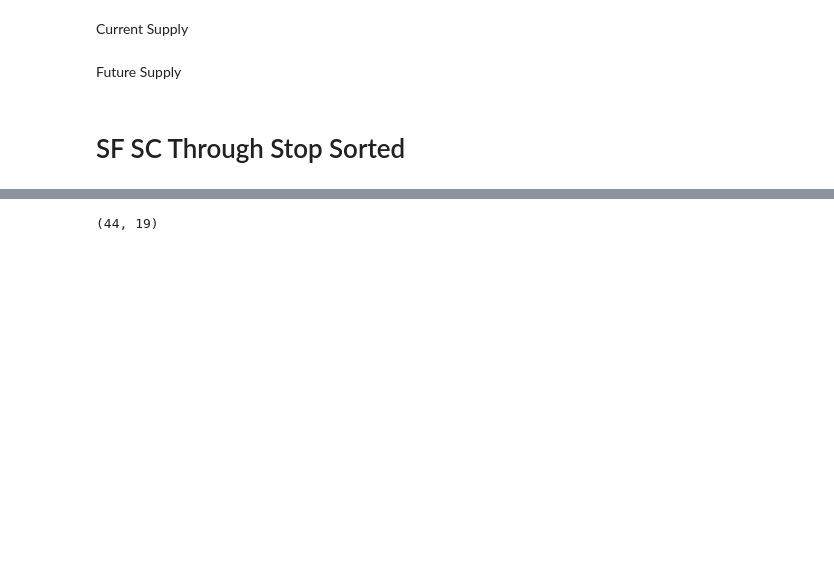
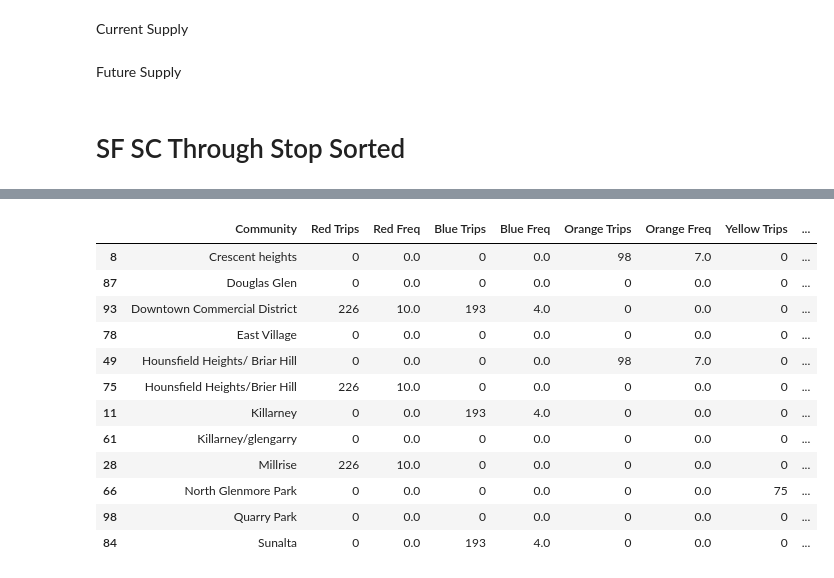
Before and after one commit to sulemanbasit/Calgary-Transit-Economic-Gap-Analysis, a Jupyter notebook: ctga.ipynb, the cells around one changed output, grey strips where cells are left out. Saved outputs shown, nothing was run; the diff lists cells and outputs as text; code cells hidden in the pictures; blank space fills up the shorter version.

```diff
--- a/ctga.ipynb
+++ b/ctga.ipynb
@@ -743,4 +743,16 @@ service_df.loc[service_df['SS Frequency Index']==0].shape
 # %%
-service_df.loc[service_df['SS Capacity Index'] <= 0].shape
+service_df.loc[service_df['Population'] == 0]
 # %% [output]
-(44, 19)
+|  | Community | Red Trips | Red Freq | Blue Trips | Blue Freq | Orange Trips | Orange Freq | Yellow Trips | ... |
+| 8 | Crescent heights | 0 | 0.0 | 0 | 0.0 | 98 | 7.0 | 0 | ... |
+| 87 | Douglas Glen | 0 | 0.0 | 0 | 0.0 | 0 | 0.0 | 0 | ... |
+| 93 | Downtown Commercial District | 226 | 10.0 | 193 | 4.0 | 0 | 0.0 | 0 | ... |
+| 78 | East Village | 0 | 0.0 | 0 | 0.0 | 0 | 0.0 | 0 | ... |
+| 49 | Hounsfield Heights/ Briar Hill | 0 | 0.0 | 0 | 0.0 | 98 | 7.0 | 0 | ... |
+| 75 | Hounsfield Heights/Brier Hill | 226 | 10.0 | 0 | 0.0 | 0 | 0.0 | 0 | ... |
+| 11 | Killarney | 0 | 0.0 | 193 | 4.0 | 0 | 0.0 | 0 | ... |
+| 61 | Killarney/glengarry | 0 | 0.0 | 0 | 0.0 | 0 | 0.0 | 0 | ... |
+| 28 | Millrise | 226 | 10.0 | 0 | 0.0 | 0 | 0.0 | 0 | ... |
+| 66 | North Glenmore Park | 0 | 0.0 | 0 | 0.0 | 0 | 0.0 | 75 | ... |
+| 98 | Quarry Park | 0 | 0.0 | 0 | 0.0 | 0 | 0.0 | 0 | ... |
+| 84 | Sunalta | 0 | 0.0 | 193 | 4.0 | 0 | 0.0 | 0 | ... |
```
Also changed, not shown: parts of 8 cells of this notebook.
